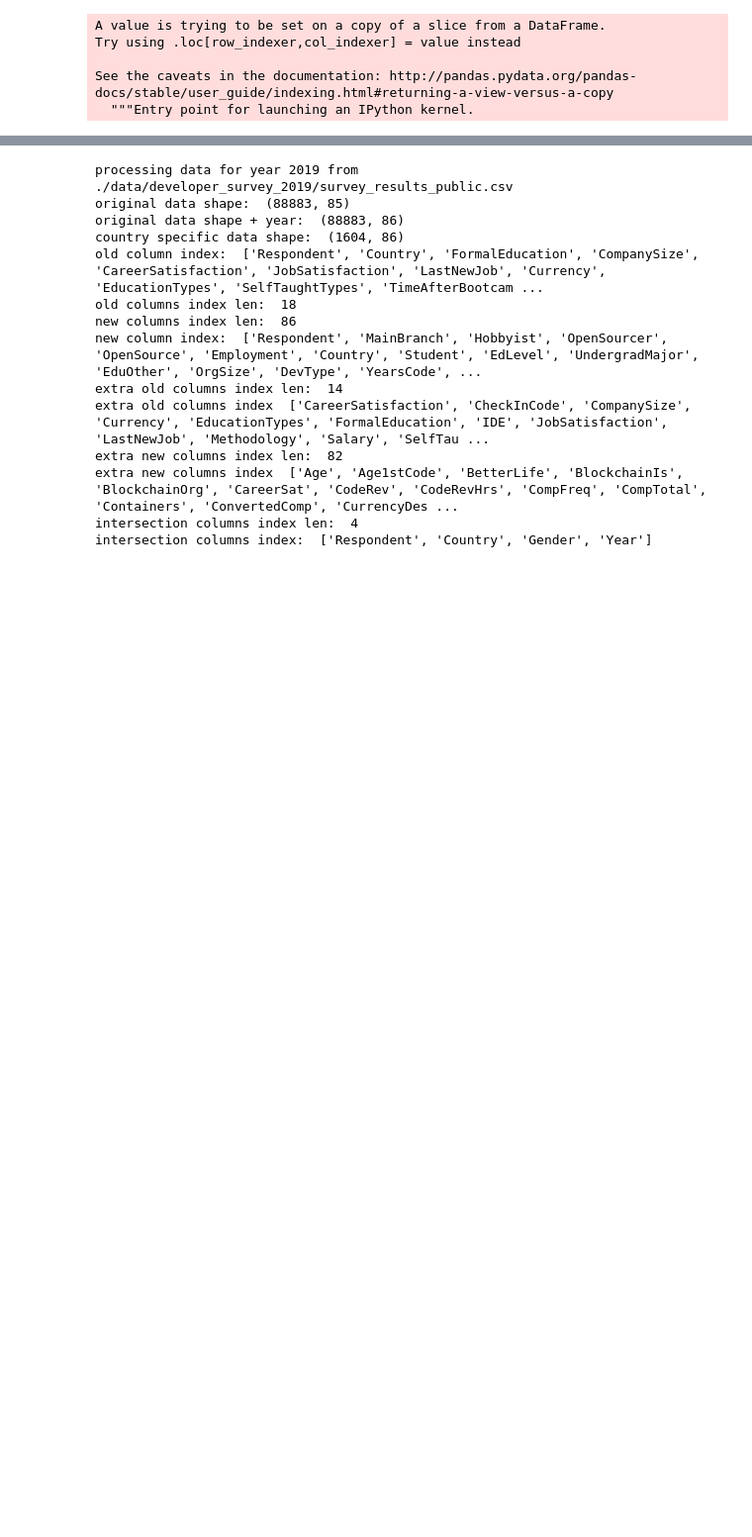
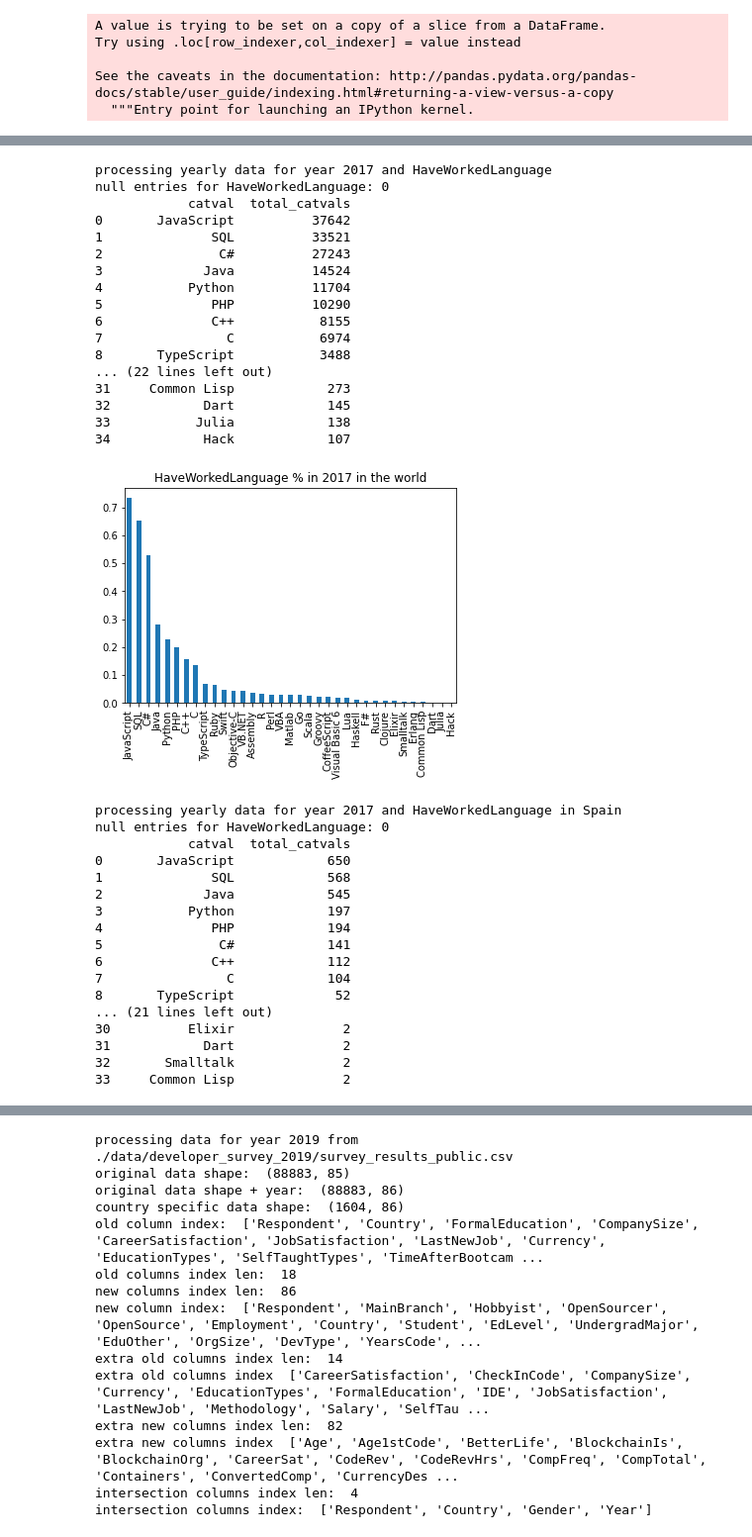
Before and after one commit to ju0gri/so-survey-data-analysis, a Jupyter notebook: project1_solution.ipynb, the cells around one changed output, grey strips where cells are left out. Shown at 99% size. Cells and saved outputs as stored; diff of their text form; code cells hidden in the pictures; blank space fills up the shorter version.

```diff
--- a/project1_solution.ipynb
+++ b/project1_solution.ipynb
@@ -127,0 +250,45 @@ See the caveats in the documentation: http://pandas.pydata.org/pandas-docs/stabl
+# %%
+def process_and_compare_col_global_local(df, df_country, column_name, year, country):
+    print(f"processing yearly data for year {year} and {column_name}")
+    df_exploded_grouped, total_vals = process_and_plot_multiple_tags_cat_col(df, column_name, f"{column_name} % in {year} in the world")
+    print(f"processing yearly data for year {year} and {column_name} in {country}")
+    df_exploded_grouped__country_specific, total_vals_country = process_and_plot_multiple_tags_cat_col(df_country, column_name, f"{column_name} % in {year} in {country}")
+    compare_and_plot_df(df_exploded_grouped, df_exploded_grouped__country_specific, country, year, total_vals, total_vals_country)
+# %%
+process_and_compare_col_global_local(df_2017, df_2017_es, "HaveWorkedLanguage", year=2017, country="Spain")
+# %% [output]
+processing yearly data for year 2017 and HaveWorkedLanguage
+null entries for HaveWorkedLanguage: 0
+            catval  total_catvals
+0       JavaScript          37642
+1              SQL          33521
+2               C#          27243
+3             Java          14524
+4           Python          11704
+5              PHP          10290
+6              C++           8155
+7                C           6974
+8       TypeScript           3488
+... (22 lines left out)
+31     Common Lisp            273
+32            Dart            145
+33           Julia            138
+34            Hack            107
+[figure, added]
+processing yearly data for year 2017 and HaveWorkedLanguage in Spain
+null entries for HaveWorkedLanguage: 0
+            catval  total_catvals
+0       JavaScript            650
+1              SQL            568
+2             Java            545
+3           Python            197
+4              PHP            194
+5               C#            141
+6              C++            112
+7                C            104
+8       TypeScript             52
+... (21 lines left out)
+30          Elixir              2
+31            Dart              2
+32       Smalltalk              2
+33     Common Lisp              2
```
Also changed, not shown: parts of 42 cells of this notebook.
